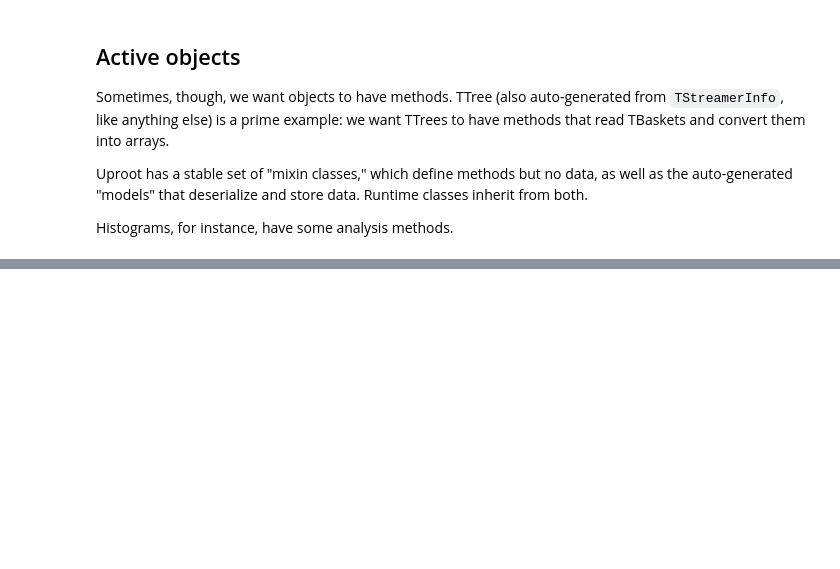
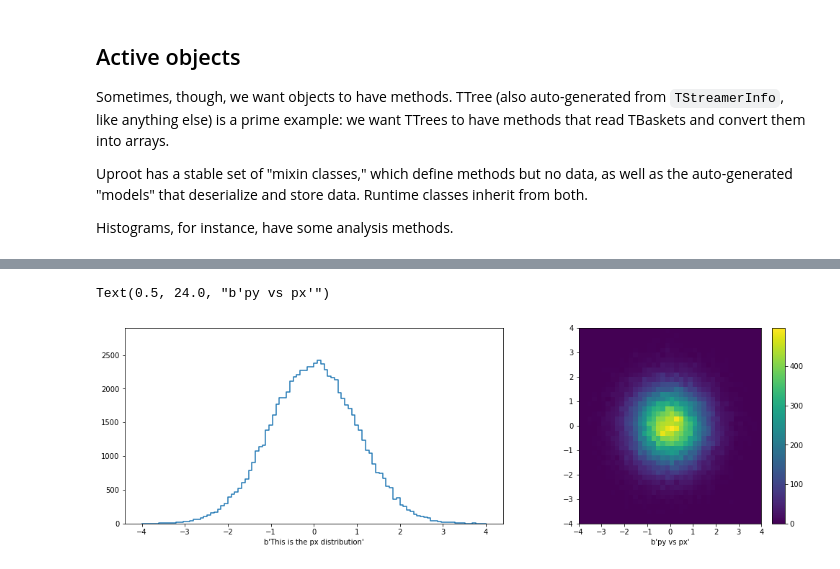
Before and after one commit to jpivarski-talks/2020-06-08-uproot-awkward-columnar-hats, a Jupyter notebook: 01-using-uproot-effectively.ipynb, the cells around one changed output, grey strips where cells are left out. Drawn from its saved outputs; the diff is of its cells as text; code cells hidden in the pictures; blank space fills up the shorter version.

```diff
--- a/01-using-uproot-effectively.ipynb
+++ b/01-using-uproot-effectively.ipynb
@@ -551,0 +717,12 @@ Histograms, for instance, have some analysis methods.
+# %%
+fig, (ax1, ax2) = plt.subplots(1, 2, figsize=(10, 5))
+
+hep.histplot(histograms["hpx"].numpy(), ax=ax1)
+ax1.set_xlabel(histograms["hpx"].title)
+
+content, ((xbins, ybins),) = histograms["hpxpy"].numpy()
+hep.hist2dplot(content, xbins, ybins, ax=ax2)
+ax2.set_xlabel(histograms["hpxpy"].title)
+# %% [output]
+Text(0.5, 24.0, "b'py vs px'")
+[figure, added]
```
Also changed, not shown: parts of 18 cells of this notebook.
